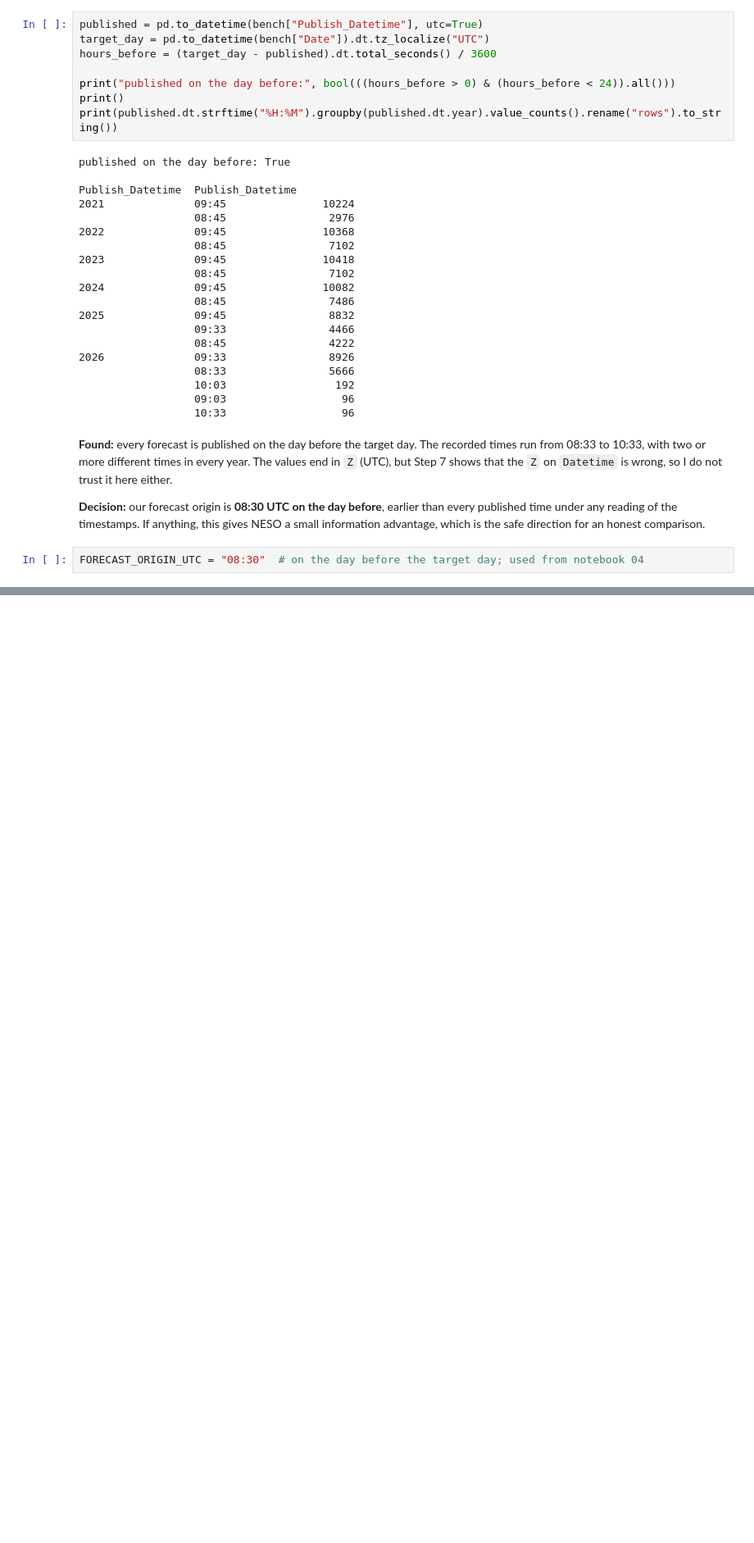
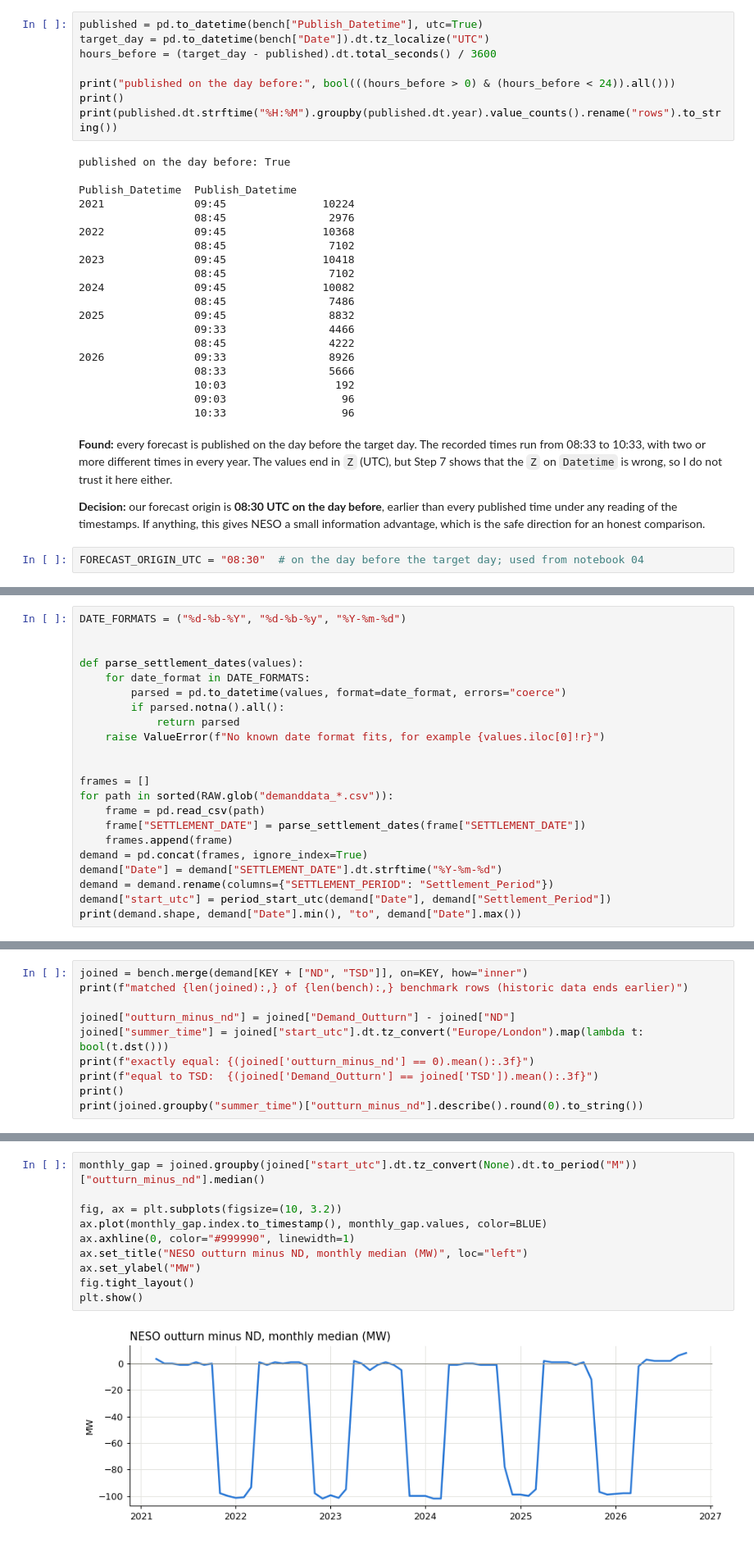
Before and after one commit to ansingh16/gb-demand-forecast, a Jupyter notebook: notebooks/02_benchmark_alignment.ipynb, the cells around one changed output, grey strips where cells are left out. Shown at 82% size. Saved outputs shown, nothing was run; the diff lists cells and outputs as text; blank space fills up the shorter version.

Commit message:
utc timestamps from settlement periods, compare outturn with nd

```diff
--- a/notebooks/02_benchmark_alignment.ipynb
+++ b/notebooks/02_benchmark_alignment.ipynb
@@ -234,0 +353,22 @@ FORECAST_ORIGIN_UTC = "08:30"  # on the day before the target day; used from not
+# %%
+DATE_FORMATS = ("%d-%b-%Y", "%d-%b-%y", "%Y-%m-%d")
+
+
+def parse_settlement_dates(values):
+    for date_format in DATE_FORMATS:
+        parsed = pd.to_datetime(values, format=date_format, errors="coerce")
+        if parsed.notna().all():
+            return parsed
+    raise ValueError(f"No known date format fits, for example {values.iloc[0]!r}")
+
+
+frames = []
+for path in sorted(RAW.glob("demanddata_*.csv")):
+    frame = pd.read_csv(path)
+    frame["SETTLEMENT_DATE"] = parse_settlement_dates(frame["SETTLEMENT_DATE"])
+    frames.append(frame)
+demand = pd.concat(frames, ignore_index=True)
+demand["Date"] = demand["SETTLEMENT_DATE"].dt.strftime("%Y-%m-%d")
+demand = demand.rename(columns={"SETTLEMENT_PERIOD": "Settlement_Period"})
+demand["start_utc"] = period_start_utc(demand["Date"], demand["Settlement_Period"])
+print(demand.shape, demand["Date"].min(), "to", demand["Date"].max())
@@ -234,0 +377,10 @@ FORECAST_ORIGIN_UTC = "08:30"  # on the day before the target day; used from not
+# %%
+joined = bench.merge(demand[KEY + ["ND", "TSD"]], on=KEY, how="inner")
+print(f"matched {len(joined):,} of {len(bench):,} benchmark rows (historic data ends earlier)")
+
+joined["outturn_minus_nd"] = joined["Demand_Outturn"] - joined["ND"]
+joined["summer_time"] = joined["start_utc"].dt.tz_convert("Europe/London").map(lambda t: bool(t.dst()))
+print(f"exactly equal: {(joined['outturn_minus_nd'] == 0).mean():.3f}")
+print(f"equal to TSD:  {(joined['Demand_Outturn'] == joined['TSD']).mean():.3f}")
+print()
+print(joined.groupby("summer_time")["outturn_minus_nd"].describe().round(0).to_string())
@@ -234,0 +396,12 @@ FORECAST_ORIGIN_UTC = "08:30"  # on the day before the target day; used from not
+# %%
+monthly_gap = joined.groupby(joined["start_utc"].dt.tz_convert(None).dt.to_period("M"))["outturn_minus_nd"].median()
+
+fig, ax = plt.subplots(figsize=(10, 3.2))
+ax.plot(monthly_gap.index.to_timestamp(), monthly_gap.values, color=BLUE)
+ax.axhline(0, color="#999990", linewidth=1)
+ax.set_title("NESO outturn minus ND, monthly median (MW)", loc="left")
+ax.set_ylabel("MW")
+fig.tight_layout()
+plt.show()
+# %% [output]
+[figure, added]
```
Also changed, not shown: parts of 17 cells of this notebook.
